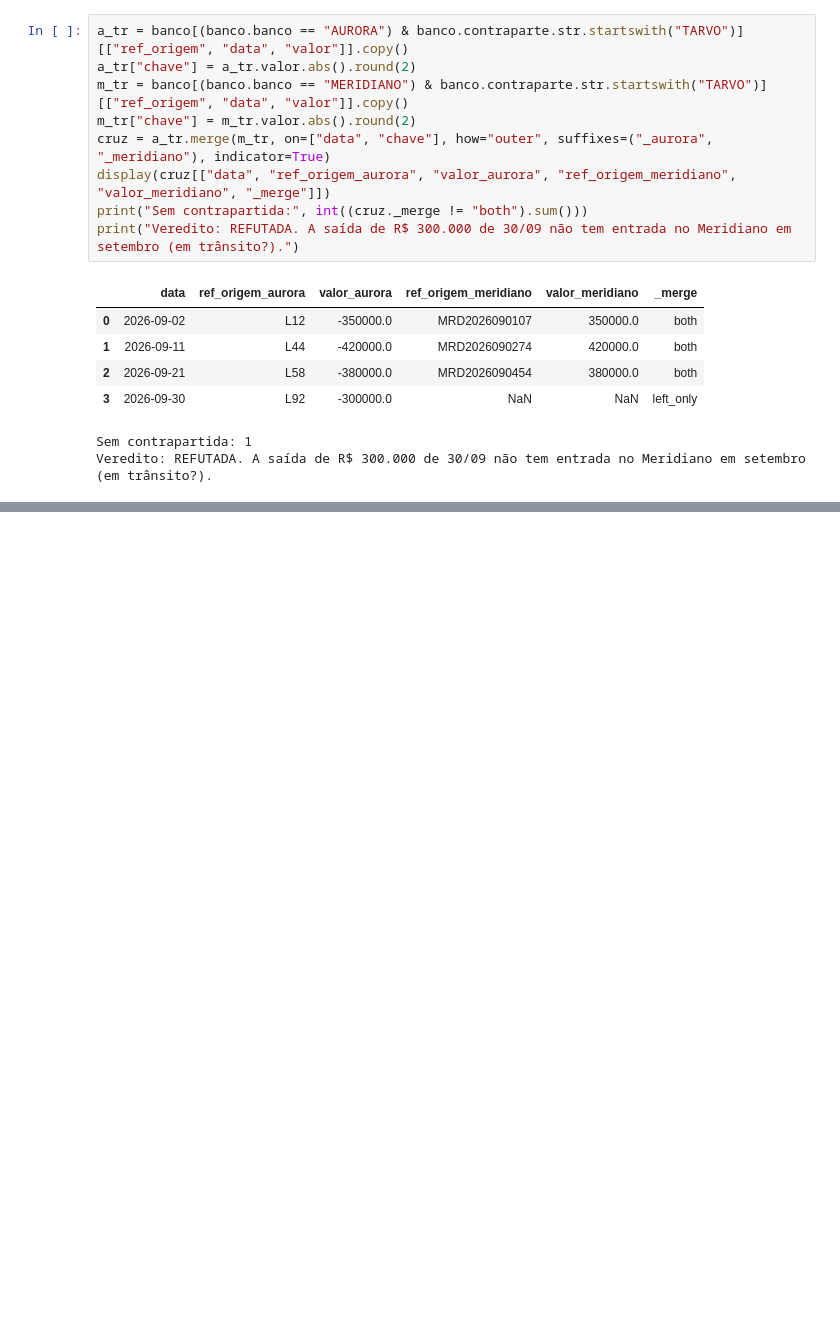
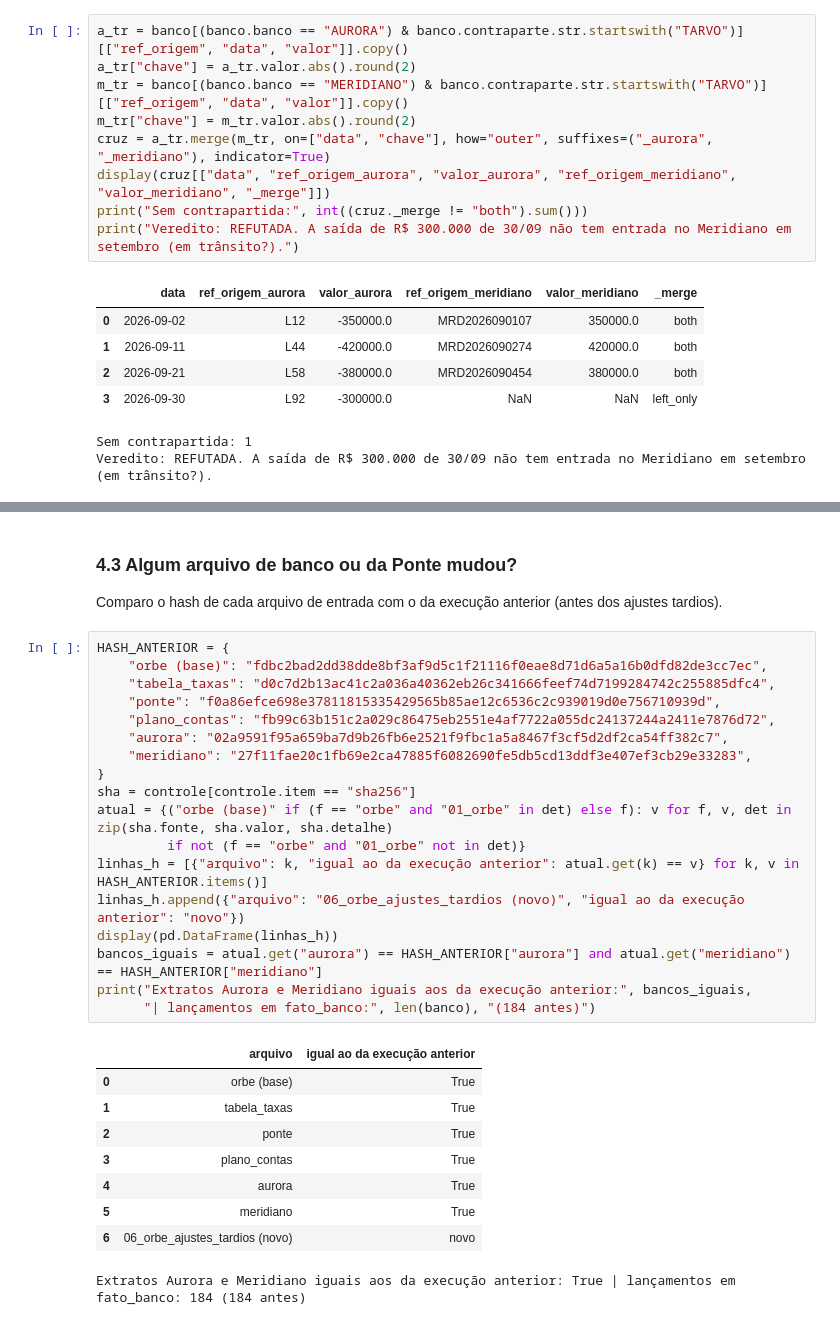
Before and after one commit to matos01pedro26-lab/hackaton_barte, a Jupyter notebook: analise_setembro.ipynb, the cells around one changed output, grey strips where cells are left out. Cells and saved outputs as stored; diff of their text form; blank space fills up the shorter version.

```diff
--- a/analise_setembro.ipynb
+++ b/analise_setembro.ipynb
@@ -840,0 +940,31 @@ Veredito: REFUTADA. A saída de R$ 300.000 de 30/09 não tem entrada no Meridian
+# %% [markdown]
+### 4.3 Algum arquivo de banco ou da Ponte mudou?
+Comparo o hash de cada arquivo de entrada com o da execução anterior (antes dos ajustes tardios).
+# %%
+HASH_ANTERIOR = {
+    "orbe (base)": "fdbc2bad2dd38dde8bf3af9d5c1f21116f0eae8d71d6a5a16b0dfd82de3cc7ec",
+    "tabela_taxas": "d0c7d2b13ac41c2a036a40362eb26c341666feef74d7199284742c255885dfc4",
+    "ponte": "f0a86efce698e37811815335429565b85ae12c6536c2c939019d0e756710939d",
+    "plano_contas": "fb99c63b151c2a029c86475eb2551e4af7722a055dc24137244a2411e7876d72",
+    "aurora": "02a9591f95a659ba7d9b26fb6e2521f9fbc1a5a8467f3cf5d2df2ca54ff382c7",
+    "meridiano": "27f11fae20c1fb69e2ca47885f6082690fe5db5cd13ddf3e407ef3cb29e33283",
+}
+sha = controle[controle.item == "sha256"]
+atual = {("orbe (base)" if (f == "orbe" and "01_orbe" in det) else f): v for f, v, det in zip(sha.fonte, sha.valor, sha.detalhe)
+         if not (f == "orbe" and "01_orbe" not in det)}
+linhas_h = [{"arquivo": k, "igual ao da execução anterior": atual.get(k) == v} for k, v in HASH_ANTERIOR.items()]
+linhas_h.append({"arquivo": "06_orbe_ajustes_tardios (novo)", "igual ao da execução anterior": "novo"})
+display(pd.DataFrame(linhas_h))
+bancos_iguais = atual.get("aurora") == HASH_ANTERIOR["aurora"] and atual.get("meridiano") == HASH_ANTERIOR["meridiano"]
+print("Extratos Aurora e Meridiano iguais aos da execução anterior:", bancos_iguais,
+      "| lançamentos em fato_banco:", len(banco), "(184 antes)")
+# %% [output]
+|  | arquivo | igual ao da execução anterior |
+| 0 | orbe (base) | True |
+| 1 | tabela_taxas | True |
+| 2 | ponte | True |
+| 3 | plano_contas | True |
+| 4 | aurora | True |
+| 5 | meridiano | True |
+| 6 | 06_orbe_ajustes_tardios (novo) | novo |
+Extratos Aurora e Meridiano iguais aos da execução anterior: True | lançamentos em fato_banco: 184 (184 antes)
```
Also changed, not shown: parts of 23 cells of this notebook, 18 other files.
